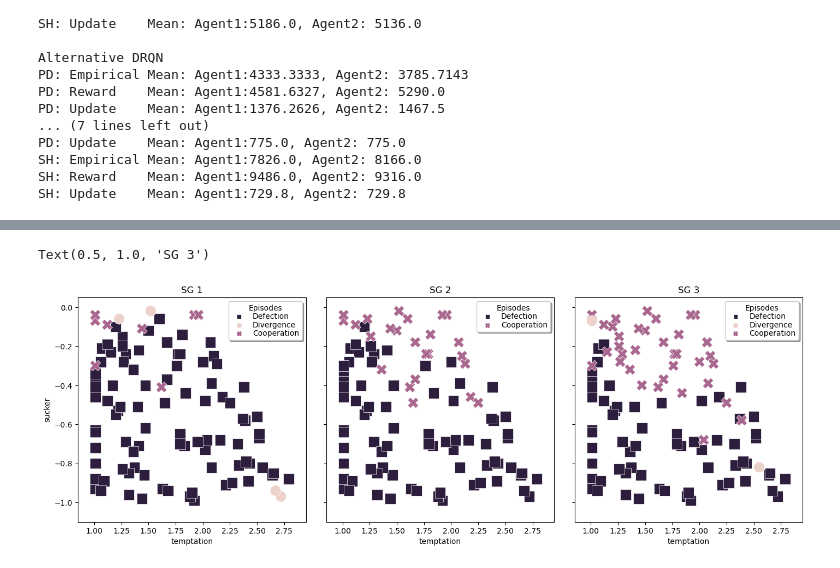
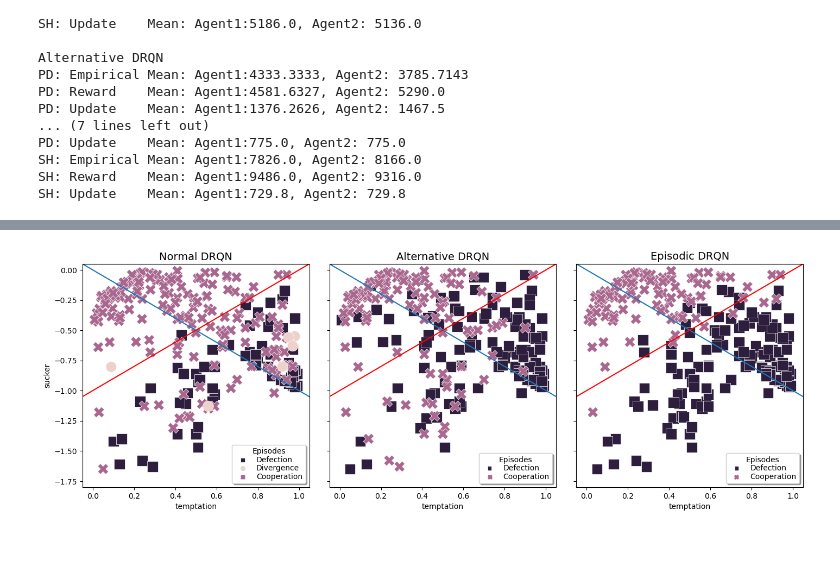
Before and after one commit to HarryZhangHH/EpisodicDRQN, a Jupyter notebook: two_agents_experiment.ipynb, the cells around one changed output, grey strips where cells are left out. Cells and saved outputs as stored; diff of their text form; code cells hidden in the pictures.

```diff
--- a/two_agents_experiment.ipynb
+++ b/two_agents_experiment.ipynb
@@ -374,7 +471,7 @@ config['n_episodes'] = 30000  # convergent threshold
 config['epsilon_decay'] = 0.995
 thresh_strategy = k * config['min_epsilon'] + 5
 thresh_network = k/100
-thresh_reward = 1
+thresh_reward = 1.5
 thresh = (thresh_strategy, thresh_reward, thresh_network)
 # %% [markdown]
 ### DRQN
@@ -626,17 +747,17 @@ df_sh_plot['strategy_episode'] = (df_sh_plot['agent1_strategy'] + df_sh_plot['ag
 df_sh_plot['reward_episode'] = (df_sh_plot['agent1_reward'] + df_sh_plot['agent2_reward'])/2
 
 plt.figure(figsize=(10, 7))
-ax = sns.violinplot(data=df_sh_plot, x="model", y="strategy_episode")
+ax = sns.violinplot(data=df_sh_plot, x="model", y="reward_episode")
 # sns.violinplot(data=df_pd_plot, x="model", y="reward_episode")
 
 for violin, alpha in zip(ax.collections[::2], [0.8,0.8,0.8,0.8,0.8,0.8]):
     violin.set_alpha(alpha)
-plt.hlines(np.mean(df_sh_plot.loc[df_sh_plot.model=='normal', 'strategy_episode']), -1, 4, 'blue', '--', label='Mean(normal)')
-plt.hlines(np.mean(df_sh_plot.loc[df_sh_plot.model=='alternative', 'strategy_episode']), -1, 4, 'orange', '--', label='Mean(alternative)')
-plt.hlines(np.mean(df_sh_plot.loc[df_sh_plot.model=='episodic', 'strategy_episode']), -1, 4, 'green', '--', label='Mean(episodic)')
-plt.text(2.55, np.mean(df_sh_plot.loc[df_sh_plot.model=='normal', 'strategy_episode'])-500, f"{round(np.mean(df_sh_plot.loc[df_sh_plot.model=='normal', 'strategy_episode']),2)}", c='blue', fontsize=14)
-plt.text(2.55, np.mean(df_sh_plot.loc[df_sh_plot.model=='alternative', 'strategy_episode']), f"{round(np.mean(df_sh_plot.loc[df_sh_plot.model=='alternative', 'strategy_episode']),2)}", c='orange', fontsize=14)
-plt.text(2.55, np.mean(df_sh_plot.loc[df_sh_plot.model=='episodic', 'strategy_episode'])-200, f"{round(np.mean(df_sh_plot.loc[df_sh_plot.model=='episodic', 'strategy_episode']),2)}", c='green', fontsize=14)
+plt.hlines(np.mean(df_sh_plot.loc[df_sh_plot.model=='normal', 'reward_episode']), -1, 4, 'blue', '--', label='Mean(normal)')
+plt.hlines(np.mean(df_sh_plot.loc[df_sh_plot.model=='alternate', 'reward_episode']), -1, 4, 'orange', '--', label='Mean(alternate)')
+plt.hlines(np.mean(df_sh_plot.loc[df_sh_plot.model=='episodic', 'reward_episode']), -1, 4, 'green', '--', label='Mean(episodic)')
+plt.text(2.55, np.mean(df_sh_plot.loc[df_sh_plot.model=='normal', 'reward_episode'])-500, f"{round(np.mean(df_sh_plot.loc[df_sh_plot.model=='normal', 'strategy_episode']),2)}", c='blue', fontsize=14)
+plt.text(2.55, np.mean(df_sh_plot.loc[df_sh_plot.model=='alternate', 'reward_episode']), f"{round(np.mean(df_sh_plot.loc[df_sh_plot.model=='alternate', 'strategy_episode']),2)}", c='orange', fontsize=14)
+plt.text(2.55, np.mean(df_sh_plot.loc[df_sh_plot.model=='episodic', 'reward_episode'])-200, f"{round(np.mean(df_sh_plot.loc[df_sh_plot.model=='episodic', 'strategy_episode']),2)}", c='green', fontsize=14)
 plt.xlim(-0.5,2.5)
 
 xticks_list = []
@@ -651,8 +772,8 @@ ax.set_xticks(xticks_list)
 ax.set_xticklabels(xticklabels_list)
 
 plt.xlabel('Model', fontsize=14)
-plt.ylabel('Empirical Action Convergent Episode', fontsize=14)
+plt.ylabel('Discounted Reward Rounds', fontsize=14)
 ines, labels = ax.get_legend_handles_labels()
-plt.legend(lines[-3:], labels[-3:], scatterpoints=1, frameon=True, labelspacing=.1, markerscale=.14, shadow=True)
+plt.legend(lines[-3:], labels[-3:], loc='upper left', scatterpoints=1, frameon=True, labelspacing=.1, markerscale=.14, shadow=True)
 # %% [output]
 <matplotlib.legend.Legend at 0x...>
@@ -941,42 +1350,63 @@ df_episodic_SG.to_csv('2_agent_SG.csv', index=False)
 # %%
-df_episodic_SG = pd.read_csv('2_agent_SG.csv')
+df_normal_sh_.loc[df_normal_sh_.isna().any(axis=1), 'agent1_final_strategy'] = -1
+df_normal_sh_.loc[df_normal_sh_.isna().any(axis=1), 'agent2_final_strategy'] = -1
+
+df_alter_sh_.loc[df_episodic_sh_.isna().any(axis=1), 'agent1_final_strategy'] = -1
+df_alter_sh_.loc[df_episodic_sh_.isna().any(axis=1), 'agent2_final_strategy'] = -1
+
+df_episodic_sh_.loc[df_episodic_sh_.isna().any(axis=1), 'agent1_final_strategy'] = -1
+df_episodic_sh_.loc[df_episodic_sh_.isna().any(axis=1), 'agent2_final_strategy'] = -1
+
 formatter = ticker.ScalarFormatter(useMathText=True)
 formatter.set_scientific(True)
 formatter.set_powerlimits((-1,1))
 
 fig, axes = plt.subplots(1, 3, figsize=(14, 5), sharey=True)
 fig.tight_layout(rect=[0, 0.03, 1, 0.97])
 
-sns.scatterplot(ax=axes[0], data=df_episodic_SG.loc[df_episodic_SG.thresh==1].sort_values(by=['agent1_final_strategy'],ascending=False), y='sucker', x='temptation',
+sns.scatterplot(ax=axes[0], data=df_normal_sh_.sort_values(by=['agent1_final_strategy'],ascending=False), y='sucker', x='temptation',
                 hue="agent1_final_strategy", size="agent1_final_strategy", sizes=[200,200,200], style='agent1_final_strategy',
                 markers=['o','X','s'], linewidth=0.5, alpha=1)
 lgnd = axes[0].legend(scatterpoints=1, frameon=True, labelspacing=.1, title='Episodes', markerscale=.4,
-           labels=['Defection','Divergence','Cooperation'], loc='upper right', shadow=True)
+           labels=['Defection','Divergence','Cooperation'], loc='lower right', shadow=True)
 for i in lgnd.legendHandles:
     i._sizes = [30]
 
-sns.scatterplot(ax=axes[1], data=df_episodic_SG.loc[df_episodic_SG.thresh==2].sort_values(by=['agent1_final_strategy'],ascending=False), y='sucker', x='temptation',
+x = np.linspace(-0.5, 1.5, 100)
+axes[0].plot(x, -x)
+axes[0].plot(x, x-1, 'r')
+
+
+sns.scatterplot(ax=axes[1], data=df_alter_sh_.sort_values(by=['agent1_final_strategy'],ascending=False), y='sucker', x='temptation',
                 hue="agent1_final_strategy", size="agent1_final_strategy", sizes=[200,200], style='agent1_final_strategy',
                 markers=['X','s'], linewidth=0.5, alpha=1, palette='ch:s=0,light=.5')
 lgnd = axes[1].legend(scatterpoints=1, frameon=True, labelspacing=.1, title='Episodes', markerscale=.4,
-           labels=['Defection','Cooperation'], loc='upper right', shadow=True)
+           labels=['Defection','Cooperation'], loc='lower right', shadow=True)
 for i in lgnd.legendHandles:
     i._sizes = [30]
 
-sns.scatterplot(ax=axes[2], data=df_episodic_SG.loc[df_episodic_SG.thresh==3].sort_values(by=['agent1_final_strategy'],ascending=False), y='sucker', x='temptation',
-                hue="agent1_final_strategy", size="agent1_final_strategy", sizes=[200,200,200], style='agent1_final_strategy',
-                markers=['o','X','s'], linewidth=0.5, alpha=1)
+axes[1].plot(x, -x)
+axes[1].plot(x, x-1, 'r')
+
+
+sns.scatterplot(ax=axes[2], data=df_episodic_sh_.sort_values(by=['agent1_final_strategy'],ascending=False), y='sucker', x='temptation',
+                hue="agent1_final_strategy", size="agent1_final_strategy", sizes=[200,200], style='agent1_final_strategy',
+                markers=['X','s'], linewidth=0.5, alpha=1, palette='ch:s=0,light=.5')
 lgnd = axes[2].legend(scatterpoints=1, frameon=True, labelspacing=.1, title='Episodes', markerscale=.4,
-           labels=['Defection','Divergence','Cooperation'], loc='upper right', shadow=True)
+           labels=['Defection','Cooperation'], loc='lower right', shadow=True)
 for i in lgnd.legendHandles:
     i._sizes = [30]
 
-axes[0].axis(xmin=0.85,xmax=2.95,ymin=-1.1,ymax=0.05)
-axes[1].axis(xmin=0.85,xmax=2.95,ymin=-1.1,ymax=0.05)
-axes[2].axis(xmin=0.85,xmax=2.95,ymin=-1.1,ymax=0.05)
-axes[0].set_title('SG 1')
-axes[1].set_title('SG 2')
-axes[2].set_title('SG 3')
+axes[2].plot(x, -x)
+axes[2].plot(x, x-1, 'r')
+
+
+axes[0].axis(xmin=-0.05,xmax=1.05,ymin=-1.8,ymax=0.05)
+axes[1].axis(xmin=-0.05,xmax=1.05,ymin=-1.8,ymax=0.05)
+axes[2].axis(xmin=-0.05,xmax=1.05,ymin=-1.8,ymax=0.05)
+axes[0].set_title('Normal DRQN', fontsize=14)
+axes[1].set_title('Alternative DRQN', fontsize=14)
+axes[2].set_title('Episodic DRQN', fontsize=14)
+fig.savefig('images/2_agent_sh_strategy_compare.png', dpi=fig.dpi)
 # %% [output]
-Text(0.5, 1.0, 'SG 3')
-[figure, old version]
+[figure, new version]
```
Also changed, not shown: parts of 42 cells of this notebook, 1 other file.
